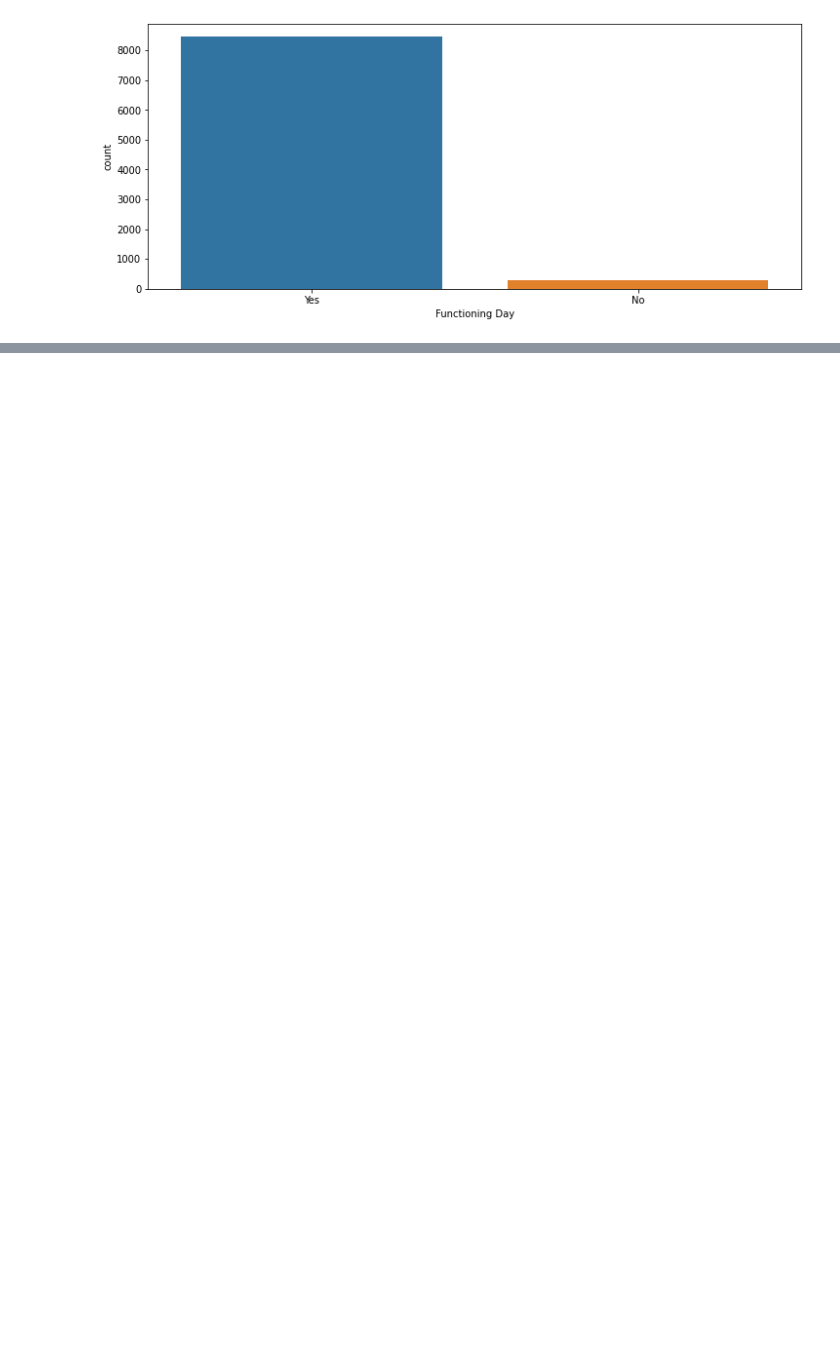
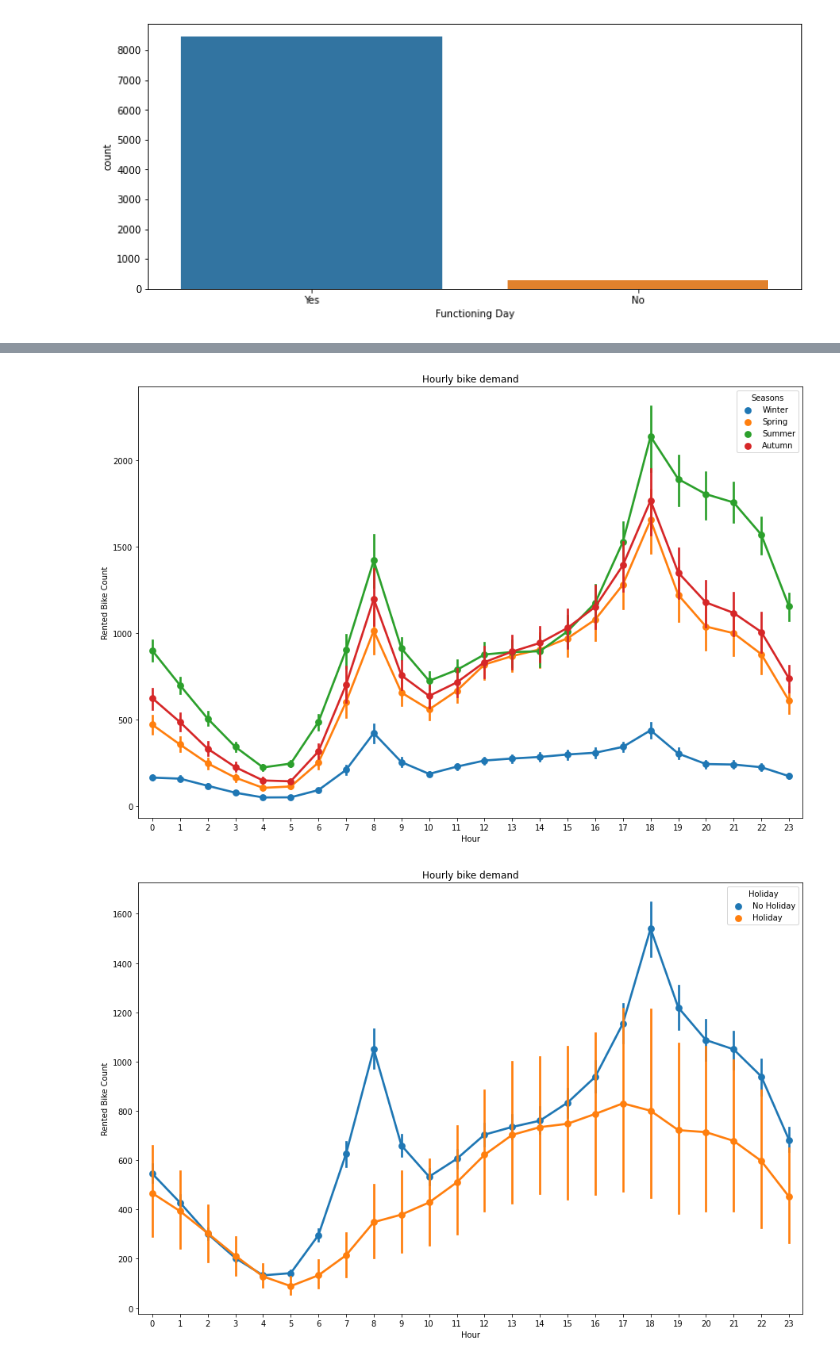
Before and after one commit to bharath967/Seoul-Bike-Sharing-Demand-Prediction, a Jupyter notebook: Bike_Sharing_Demand_Prediction_Capstone_Project.ipynb, the cells around one changed output, grey strips where cells are left out. Cells and saved outputs as stored; diff of their text form; code cells hidden in the pictures; blank space fills up the shorter version.

```diff
--- a/Bike_Sharing_Demand_Prediction_Capstone_Project.ipynb
+++ b/Bike_Sharing_Demand_Prediction_Capstone_Project.ipynb
@@ -362,0 +383,12 @@ sns.heatmap(abs(correlation), annot=True, cmap='coolwarm')
+# %%
+for i in categorical_variables:
+  if i == 'Hour':
+    continue
+  else:
+    fig, ax = plt.subplots(figsize=(15,10))
+    sns.pointplot(data=data, x='Hour', y='Rented Bike Count', hue=i, ax=ax)
+    plt.title('Hourly bike demand')
+    plt.show
+# %% [output]
+[figure, added]
+[figure, added]
```
Also changed, not shown: parts of 34 cells of this notebook.
